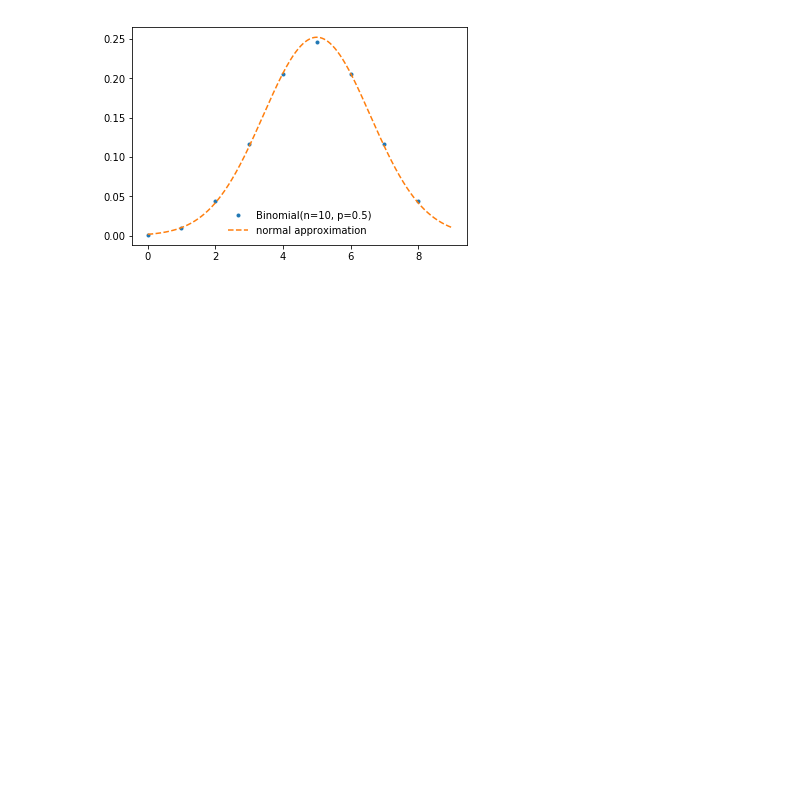
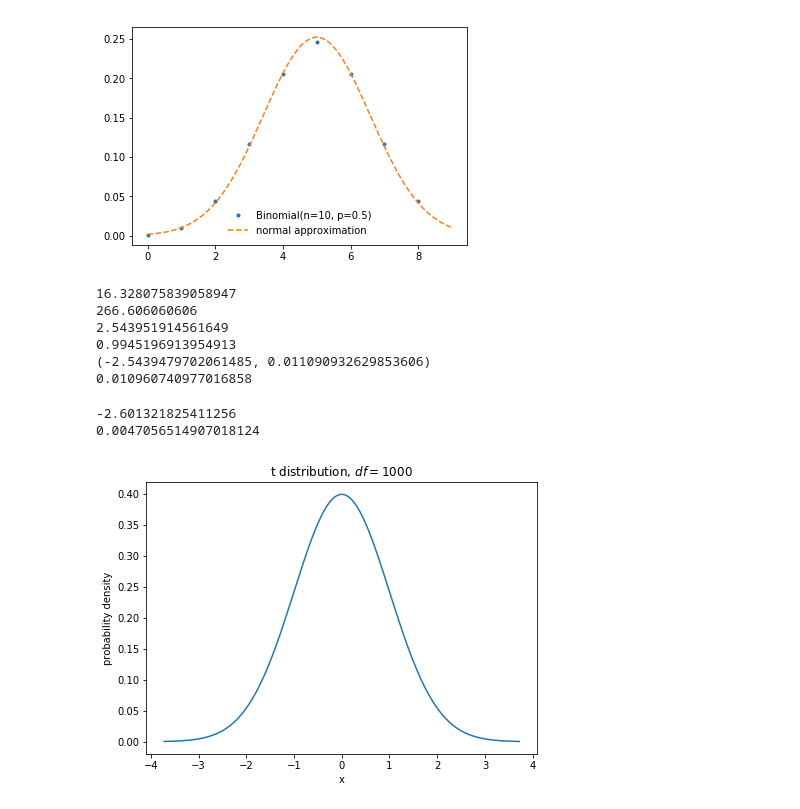
Before and after one commit to adeich/little_sci_comp_projects, a Jupyter notebook: Illustrations_for_AB_article/Illustrations_for-AB-article.ipynb, the cells around one changed output. Drawn from its saved outputs; the diff is of its cells as text; code cells hidden in the pictures; blank space fills up the shorter version.

```diff
--- a/Illustrations_for_AB_article/Illustrations_for-AB-article.ipynb
+++ b/Illustrations_for_AB_article/Illustrations_for-AB-article.ipynb
@@ -61,3 +91,77 @@ ax.legend(loc='best', frameon=False)
 plt.show()
 # %% [output]
 [figure]
+# %%
+import numpy as np
+from scipy.stats import norm
+from scipy.stats import ttest_ind_from_stats
+
+
+nA, nB = 550., 600.
+kA, kB = 200., 220.
+pA, pB = kA/nA, kB/nB
+sigma = nA * pA * (1 - pA) + nB * pB * (1 - pB)
+t = (kB - kA)/(sigma/np.sqrt(nA + nB))
+print(np.sqrt(sigma))
+print(sigma)
+print(t)
+print(norm.cdf(t, loc=0, scale=1))
+
+x = ttest_ind_from_stats(mean1=kA,
+                     std1 = nA * pA * (1 - pA),
+                     nobs1=nA,
+                     mean2=kB,
+                     std2 = nB * pB * (1 - pB),
+                     nobs2=nB,
+                     equal_var=False)
+
+print(x[0], x[1])
+
+print(2 * norm.cdf(x[0], loc=0, scale=1))
+# %% [output]
+16.328075839058947
+266.606060606
+2.543951914561649
+0.9945196913954913
+(-2.5439479702061485, 0.011090932629853606)
+0.010960740977016858
+# %%
+from scipy.stats import t
+
+nA, nB = 550., 550.
+kA, kB = 200., 220.
+sigmaA = nA * pA * (1 - pA)
+sigmaB = nB * pB * (1 - pB)
+pooled_variance = (((nA - 1)*(sigmaA**2) + \
+                    (nB - 1)*(sigmaB**2))/(nA + nB - 2))*(1/nA + 1/nB)
+t_test_stat = (kA - kB)/np.sqrt(pooled_variance)
+print(t_test_stat)
+print( t.cdf(t_test_stat, nA + nB - 1 ))
+# %% [output]
+-2.601321825411256
+0.0047056514907018124
+# %%
+import numpy as np
+from scipy.stats import binom, norm
+import matplotlib.pyplot as plt
+
+fig, ax = plt.subplots(1, 1)
+fig.set_figheight(5)
+fig.set_figwidth(7)
+
+x_max = norm.ppf(0.9999)
+x_norm = np.linspace(-x_max, x_max, 1000)
+
+#ax.plot(x_norm, norm.pdf(x_norm, loc=0, scale=1),
+#        linestyle='-', color='k')
+
+ax.plot(x_norm, t.pdf(x_norm, df=1000))
+
+ax.set_ylabel('probability density')
+ax.set_xlabel('x')
+ax.set_title('t distribution, $df=1000$')
+plt.savefig('AB_t_distribution.png')
+
+plt.show()
+# %% [output]
+[figure, added]
```
Also changed, not shown: parts of 3 cells of this notebook, 3 other files.
